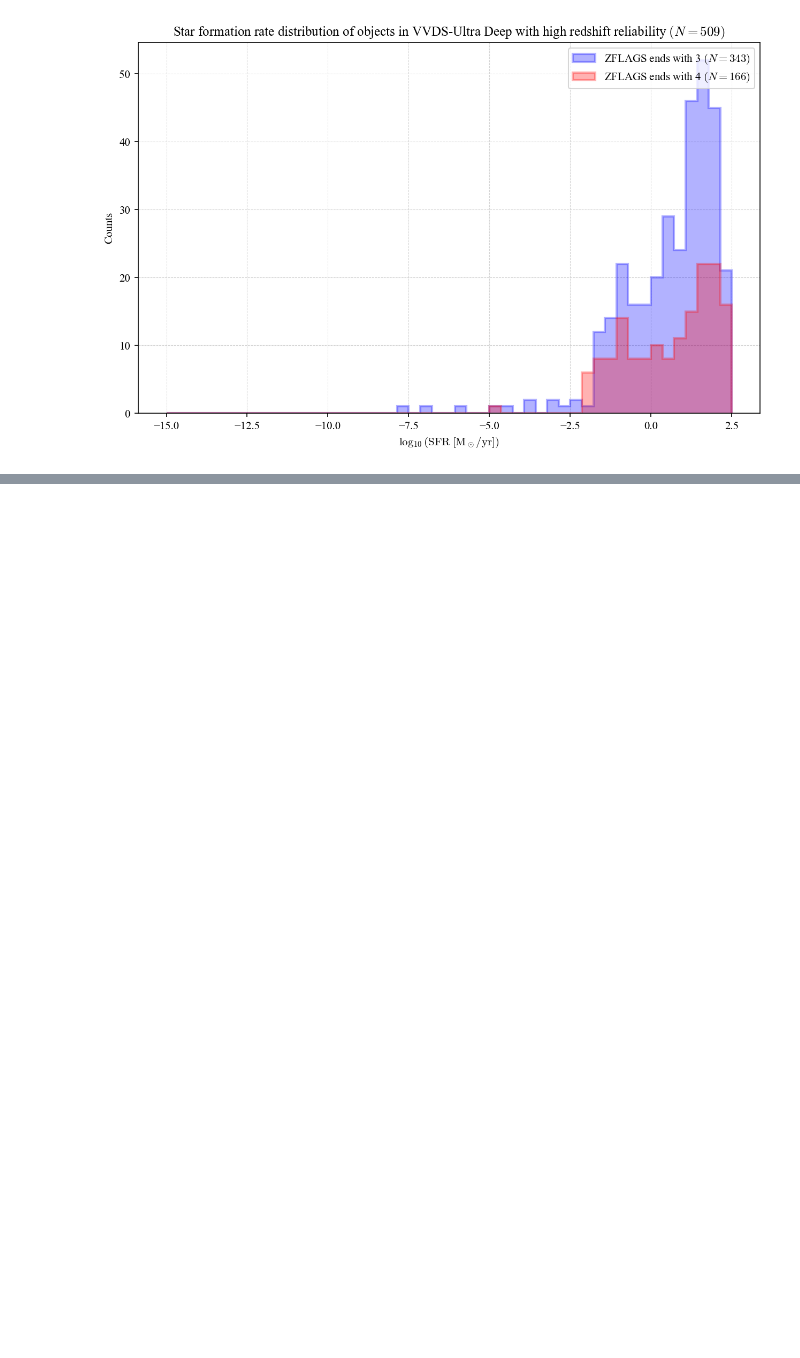
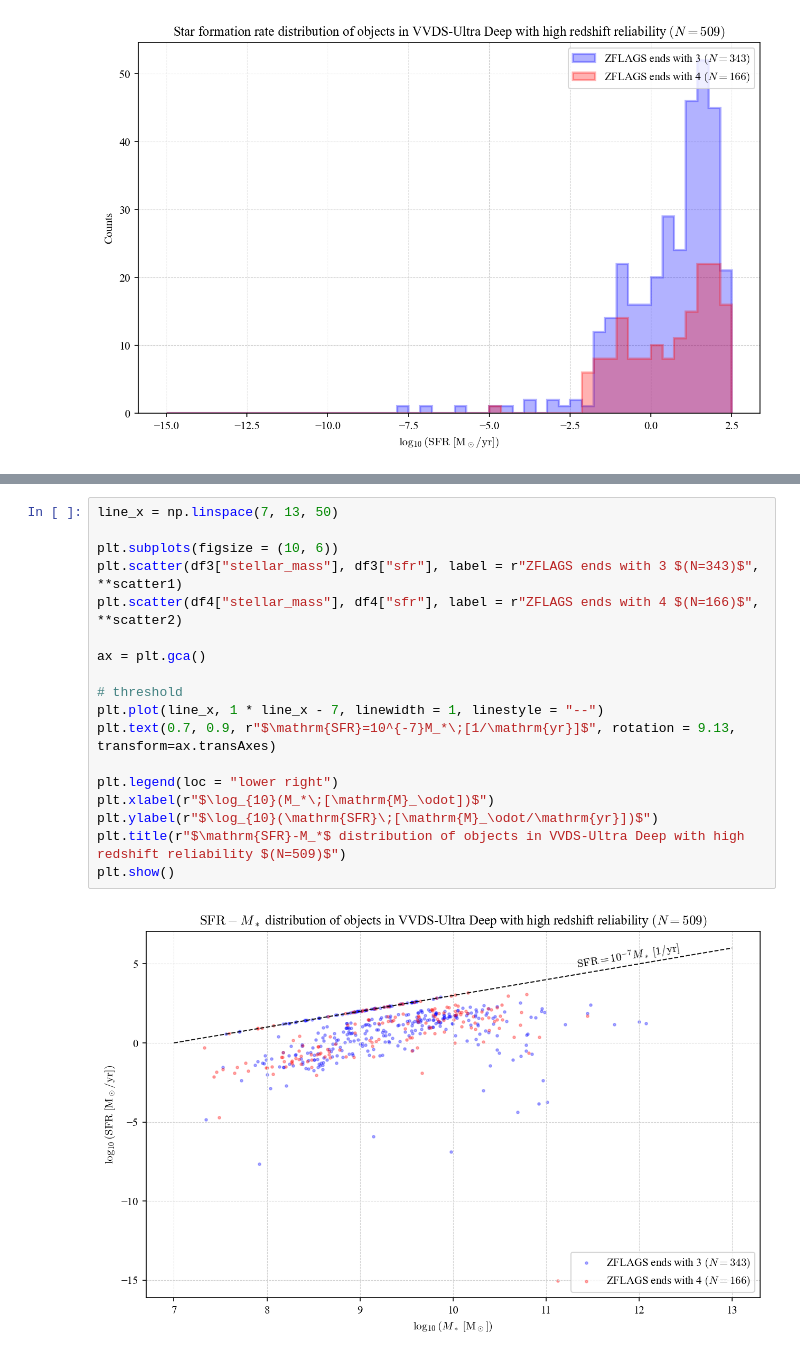
Before and after one commit to MrKhaetneth/Gas-Outflows-in-VVDS, a Jupyter notebook: data_analysis/population_distribution.ipynb, the cells around one changed output, grey strips where cells are left out. Drawn from its saved outputs; the diff is of its cells as text; blank space fills up the shorter version.

```diff
--- a/data_analysis/population_distribution.ipynb
+++ b/data_analysis/population_distribution.ipynb
@@ -125,0 +190,20 @@ plt.show()
+# %%
+line_x = np.linspace(7, 13, 50)
+
+plt.subplots(figsize = (10, 6))
+plt.scatter(df3["stellar_mass"], df3["sfr"], label = r"ZFLAGS ends with 3 $(N=343)$", **scatter1)
+plt.scatter(df4["stellar_mass"], df4["sfr"], label = r"ZFLAGS ends with 4 $(N=166)$", **scatter2)
+
+ax = plt.gca()
+
+# threshold
+plt.plot(line_x, 1 * line_x - 7, linewidth = 1, linestyle = "--")
+plt.text(0.7, 0.9, r"$\mathrm{SFR}=10^{-7}M_*\;[1/\mathrm{yr}]$", rotation = 9.13, transform=ax.transAxes)
+
+plt.legend(loc = "lower right")
+plt.xlabel(r"$\log_{10}(M_*\;[\mathrm{M}_\odot])$")
+plt.ylabel(r"$\log_{10}(\mathrm{SFR}\;[\mathrm{M}_\odot/\mathrm{yr}])$")
+plt.title(r"$\mathrm{SFR}-M_*$ distribution of objects in VVDS-Ultra Deep with high redshift reliability $(N=509)$")
+plt.show()
+# %% [output]
+[figure, added]
```
Also changed, not shown: parts of 8 cells of this notebook.
